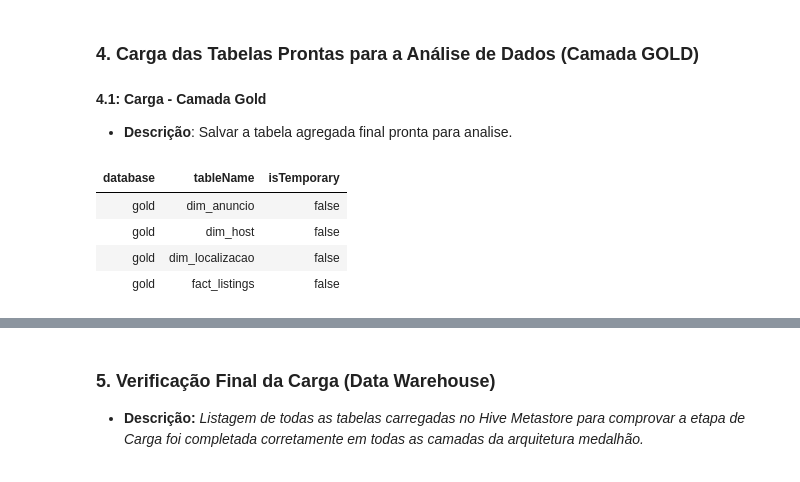
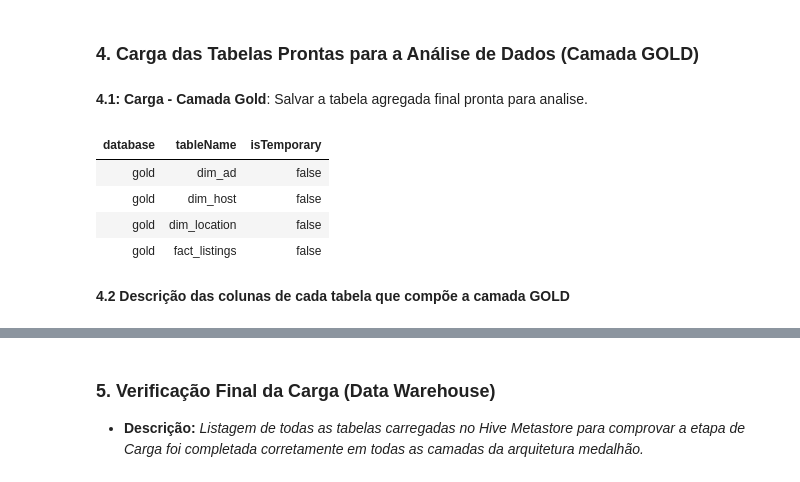
Before and after one commit to juliafarah/MVP_Data_Engineering, a Jupyter notebook: MVP_Pipeline_Airbnb_Rio.ipynb, the cells around one changed output, grey strips where cells are left out. Cells and saved outputs as stored; diff of their text form; code cells hidden in the pictures.

```diff
--- a/MVP_Pipeline_Airbnb_Rio.ipynb
+++ b/MVP_Pipeline_Airbnb_Rio.ipynb
@@ -704,21 +716,21 @@ SELECT
 # %% [markdown]
 ### **4. Carga das Tabelas Prontas para a Análise de Dados (Camada GOLD)**
 # %% [markdown]
-**4.1: Carga - Camada Gold**
-
-* **Descrição**: Salvar a tabela agregada final pronta para analise.
+**4.1: Carga - Camada Gold**: Salvar a tabela agregada final pronta para analise.
 # %%
-tabelas_star_schema = ["dim_localizacao", "dim_host", "dim_anuncio", "fact_listings"]
+tabelas_star_schema = ["dim_location", "dim_host", "dim_ad", "fact_listings"]
 
 for tabela in tabelas_star_schema:
     df_source = spark.table(f"silver.{tabela}") # le as tabelas armazenadas na camada silver
     df_source.write.format("delta").mode("overwrite").option("overwriteSchema", "true").saveAsTable(f"gold.{tabela}") # salva na gold
 
 
 display(spark.sql("SHOW TABLES IN gold"))
 # %% [output]
 | database | tableName | isTemporary |
-| gold | dim_anuncio | false |
+| gold | dim_ad | false |
 | gold | dim_host | false |
-| gold | dim_localizacao | false |
+| gold | dim_location | false |
 | gold | fact_listings | false |
+# %% [markdown]
+**4.2 Descrição das colunas de cada tabela que compõe a camada GOLD**
```
Also changed, not shown: parts of 22 cells of this notebook, 2 other files.
